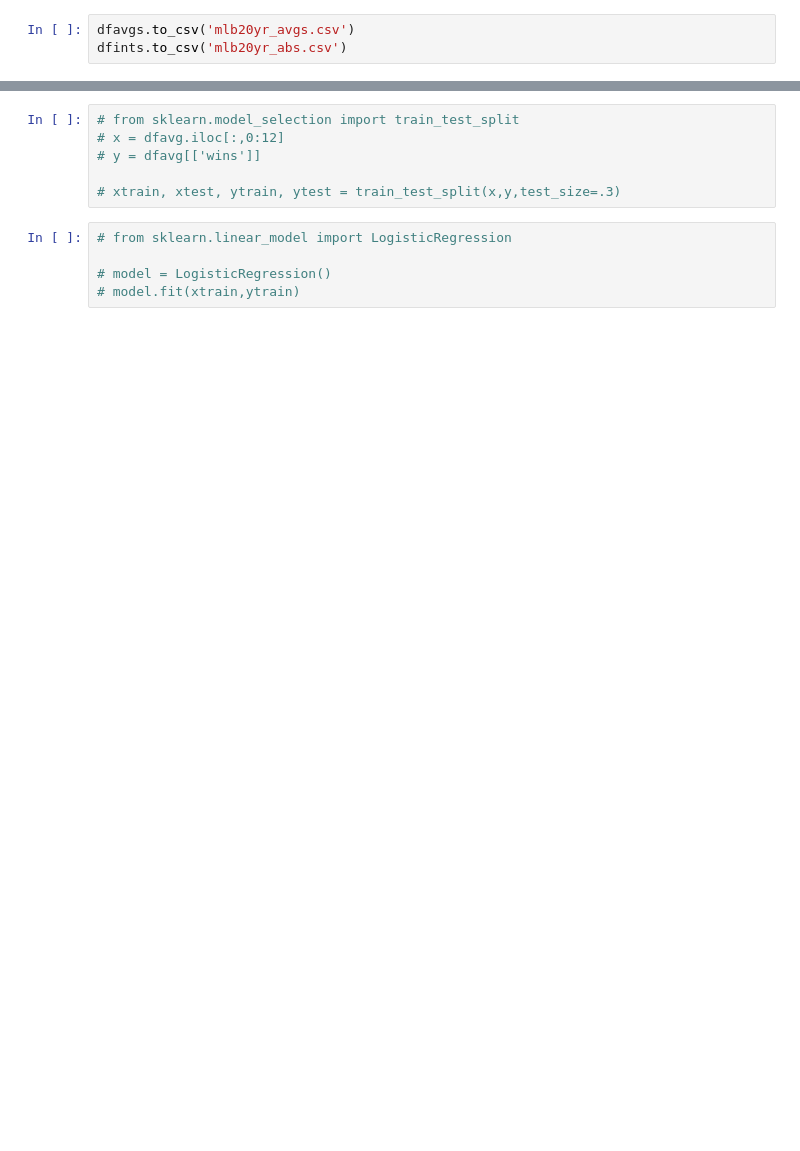
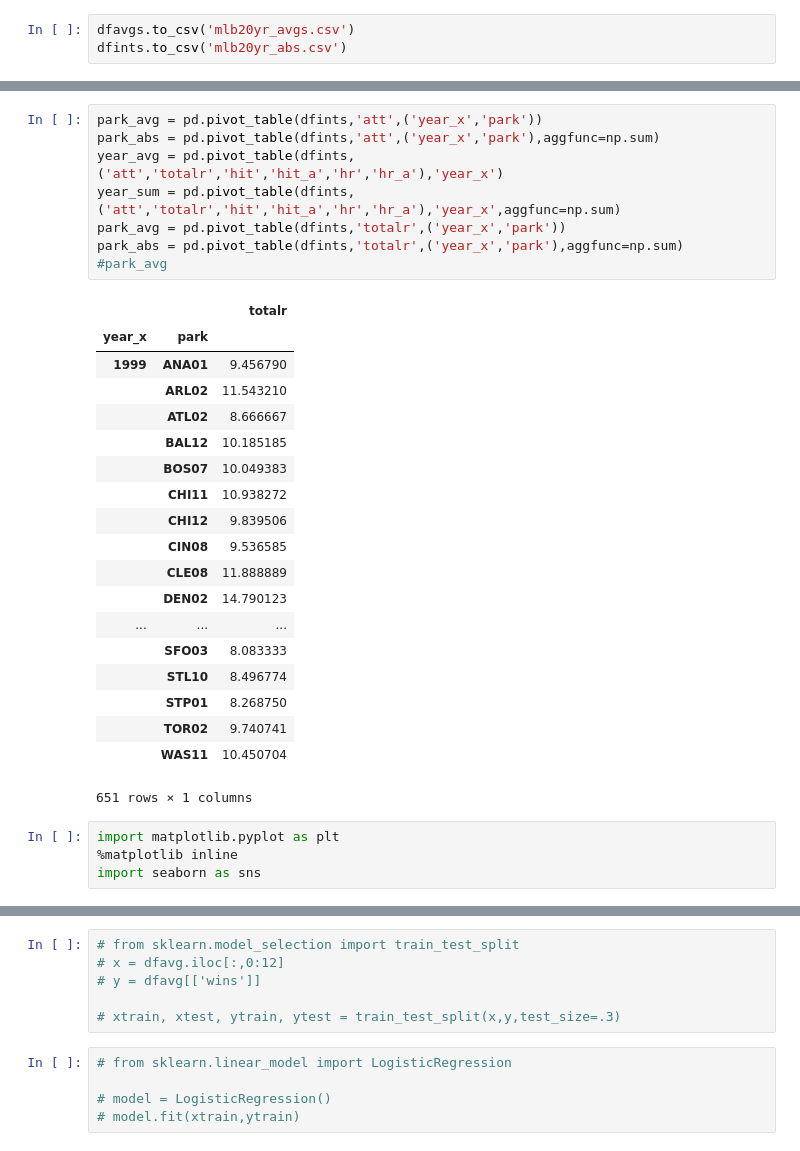
Before and after one commit to Elkin3456/SSC442, a Jupyter notebook: Baseballnotebook.ipynb, the cells around one changed output, grey strips where cells are left out. Drawn from its saved outputs; the diff is of its cells as text; blank space fills up the shorter version.

```diff
--- a/Baseballnotebook.ipynb
+++ b/Baseballnotebook.ipynb
@@ -445,0 +446,32 @@ dfints.describe()
+# %%
+park_avg = pd.pivot_table(dfints,'att',('year_x','park'))
+park_abs = pd.pivot_table(dfints,'att',('year_x','park'),aggfunc=np.sum)
+year_avg = pd.pivot_table(dfints, ('att','totalr','hit','hit_a','hr','hr_a'),'year_x')
+year_sum = pd.pivot_table(dfints, ('att','totalr','hit','hit_a','hr','hr_a'),'year_x',aggfunc=np.sum)
+park_avg = pd.pivot_table(dfints,'totalr',('year_x','park'))
+park_abs = pd.pivot_table(dfints,'totalr',('year_x','park'),aggfunc=np.sum)
+#park_avg
+# %% [output]
+|  |  | totalr |
+| year_x | park |  |
+| 1999 | ANA01 | 9.456790 |
+|  | ARL02 | 11.543210 |
+|  | ATL02 | 8.666667 |
+|  | BAL12 | 10.185185 |
+|  | BOS07 | 10.049383 |
+|  | CHI11 | 10.938272 |
+|  | CHI12 | 9.839506 |
+|  | CIN08 | 9.536585 |
+|  | CLE08 | 11.888889 |
+|  | DEN02 | 14.790123 |
+| ... | ... | ... |
+|  | SFO03 | 8.083333 |
+|  | STL10 | 8.496774 |
+|  | STP01 | 8.268750 |
+|  | TOR02 | 9.740741 |
+|  | WAS11 | 10.450704 |
+651 rows × 1 columns
+# %%
+import matplotlib.pyplot as plt
+%matplotlib inline
+import seaborn as sns
```
Also changed, not shown: parts of 4 cells of this notebook.
